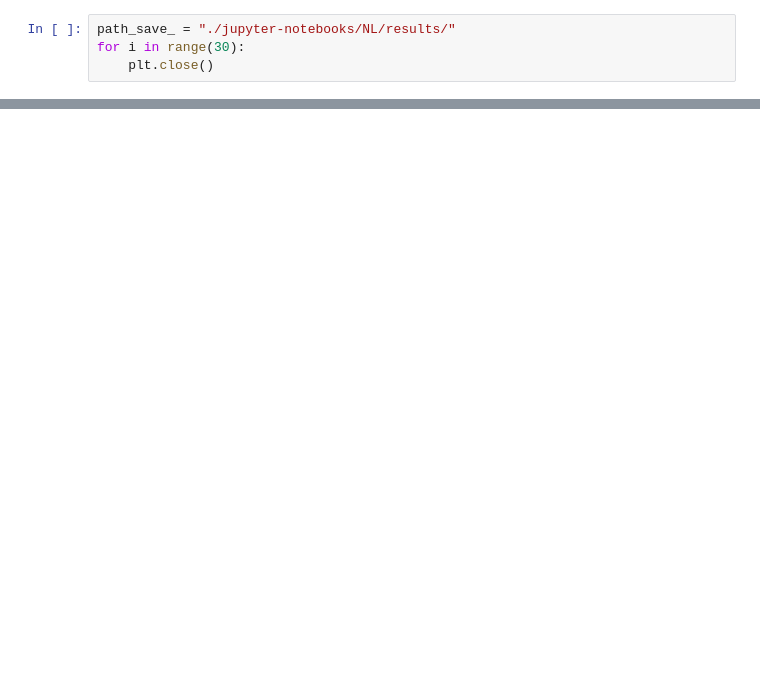
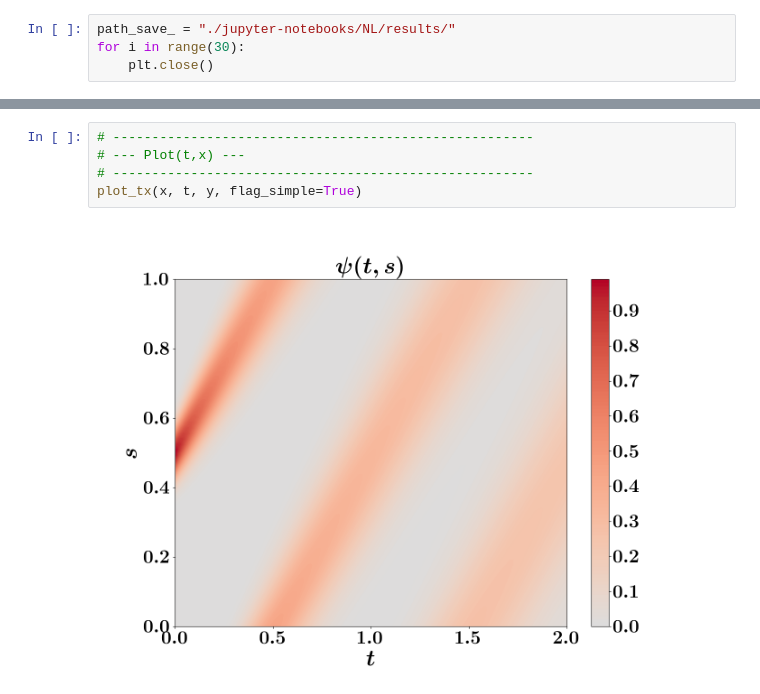
Before and after one commit to QuCF/scripts-py, a Jupyter notebook: jupyter-notebooks/NL/DC-equ.ipynb, the cells around one changed output, grey strips where cells are left out. Saved outputs shown, nothing was run; the diff lists cells and outputs as text; blank space fills up the shorter version.

```diff
--- a/jupyter-notebooks/NL/DC-equ.ipynb
+++ b/jupyter-notebooks/NL/DC-equ.ipynb
@@ -239,3 +271,10 @@ del t1
+# %%
+# ------------------------------------------------------
+# --- Plot(t,x) ---
+# ------------------------------------------------------
+plot_tx(x, t, y, flag_simple=True)
+# %% [output]
+[figure, added]
 # %%
 # ------------------------------------------------------------------
 # --- Plotting the wave at various time moments ---
```
Also changed, not shown: parts of 17 cells of this notebook, 59 other files.
